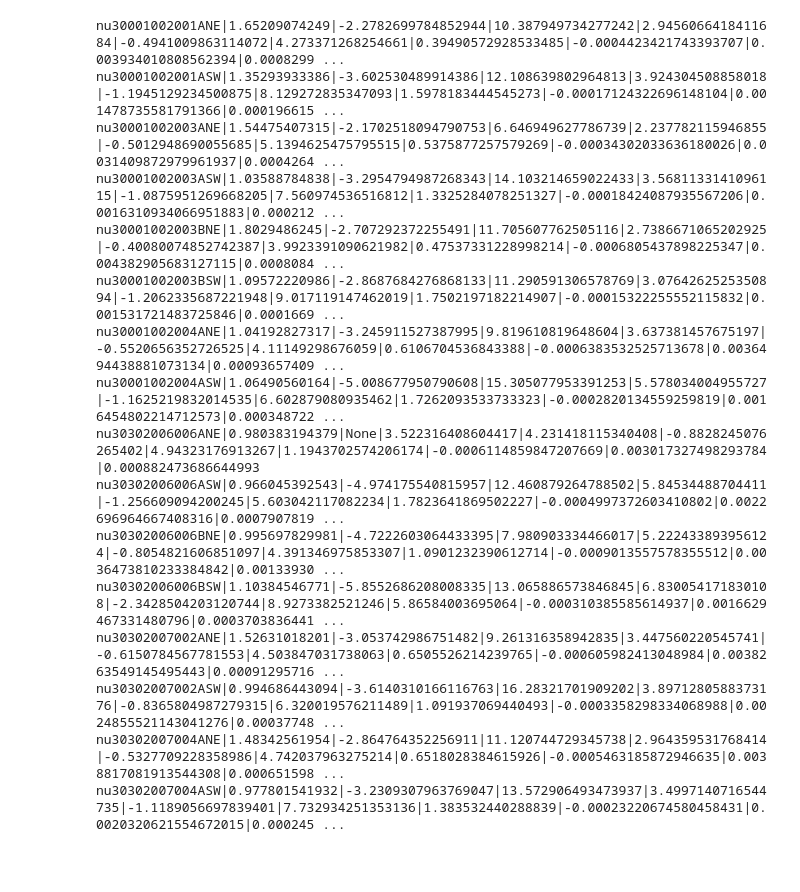
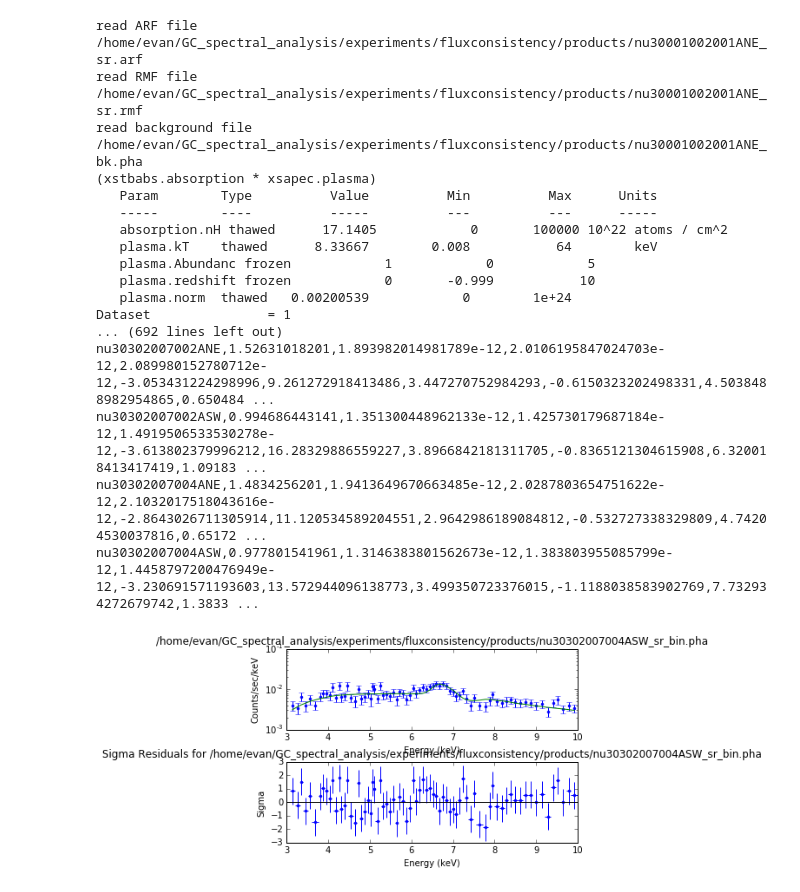
Before and after one commit to evantey14/nustar, a Jupyter notebook: experiments/fluxconsistency/individual_observation_analysis.ipynb, the cells around one changed output. Saved outputs shown, nothing was run; the diff lists cells and outputs as text; code cells hidden in the pictures; blank space fills up the shorter version.

Commit message:
Conduct flux analysis

```diff
--- a/experiments/fluxconsistency/individual_observation_analysis.ipynb
+++ b/experiments/fluxconsistency/individual_observation_analysis.ipynb
@@ -20,18 +17,18 @@ observations = ['30001002001', '30001002003', '30001002004', '30302006004', '303
 regions = ['NE', 'SW']
 modules = ['A', 'B']
 # %%
-# run spectral analysis
+# simple low energy spectral analysis
 
-# Note that this code was written in smaller parts,
+# Note that all of this code was initally written in smaller parts
 # but has been cleaned up and recombined for ease of understanding.
-# Your code will look less polished as you are figuring out how to analyze it,
+# Your code will look less polished as you are figuring out how to conduct an analysis,
 # but it's good practice to reorganize your code when the analysis is complete.
+output = []
 for observation, module, region in list(itertools.product(observations, modules, regions)):
     stem = 'nu' + observation + module + region
 
     # load data
     phafile = config.PRODUCT_PATH + '/' + stem + '_sr_bin.pha'
-
     if not os.path.isfile(phafile): continue
 
     shp.load_pha(phafile) # load pha
@@ -39,48 +36,57 @@ for observation, module, region in list(itertools.product(observations, modules,
     shp.ignore(':3.0,10.0:') # ignore  **-3.0 10.0-**
 
     # set up model
-    shp.reset() # reset parameter values from past iterations
-    shp.set_source(shp.xstbabs.absorption*shp.xsapec.plasma) # set model to tbasbs*apec with default values
+    shp.set_source(shp.xstbabs.absorption*shp.xsapec.plasma) # set model to tbasbs*apec
     # (for more info see http://cxc.cfa.harvard.edu/sherpa/ahelp/xstbabs.html
     # and http://cxc.cfa.harvard.edu/sherpa/ahelp/xsapec.html)
+    shp.reset() # reset parameter values from past iterations
+    print(shp.get_source())
 
     # fit
     shp.fit() # fit model
     fit = shp.get_fit_results()
 
-    shp.conf() # calculate parameter confidence
+    shp.conf() # calculate parameter confidence intervals
     conf = shp.get_conf_results()
 
-    # plot fit
-    #shp.plot('fit', 'delchi')
-    #shp.plot_fit()
+    # calculate flux 90% CI from model
+    # Note this works slightly differently from XSPEC but looks like it gives similar results to cflux
+    try:
+        flux = shp.sample_flux(lo=3, hi=10, num=500, confidence=90, correlated=True)
+    except: # catch flux calculation failure
+        flux = [[None, None, None]]
 
     # print output
     # relevant values are collected then printed with a delimiter
     # data can then be copied and pasted into a spreadsheet for further analysis
-    # this can also be rewritten to store data in some data structure for further analysis here
-    output = [stem]
-    output.append(fit.rstat)
+    # this can also be rewritten to store data in some data structure for further analysis here in python
+    output.append([stem])
+    output[-1].append(fit.rstat)
+    output[-1].append(flux[0][2]) # flux min
+    output[-1].append(flux[0][0]) # flux val
+    output[-1].append(flux[0][1]) # flux max
     for i in range(len(conf.parvals)):
-        output.append(conf.parmins[i])
-        output.append(conf.parvals[i])
-        output.append(conf.parmaxes[i])
+        output[-1].append(conf.parmins[i])
+        output[-1].append(conf.parvals[i])
+        output[-1].append(conf.parmaxes[i])
 
-    print('|'.join(str(i) for i in output))
+for line in output:
+    print(','.join(str(i) for i in line))
 # %% [output]
-nu30001002001ANE|1.65209074249|-2.2782699784852944|10.387949734277242|2.9456066418411684|-0.4941009863114072|4.273371268254661|0.39490572928533485|-0.0004423421743393707|0.003934010808562394|0.0008299 ...
-nu30001002001ASW|1.35293933386|-3.602530489914386|12.108639802964813|3.924304508858018|-1.1945129234500875|8.129272835347093|1.5978183444545273|-0.00017124322696148104|0.001478735581791366|0.000196615 ...
-nu30001002003ANE|1.54475407315|-2.1702518094790753|6.646949627786739|2.237782115946855|-0.5012948690055685|5.1394625475795515|0.5375877257579269|-0.00034302033636180026|0.0031409872979961937|0.0004264 ...
-nu30001002003ASW|1.03588784838|-3.2954794987268343|14.103214659022433|3.5681133141096115|-1.0875951269668205|7.560974536516812|1.3325284078251327|-0.00018424087935567206|0.0016310934066951883|0.000212 ...
-nu30001002003BNE|1.8029486245|-2.707292372255491|11.705607762505116|2.7386671065202925|-0.40080074852742387|3.9923391090621982|0.47537331228998214|-0.0006805437898225347|0.004382905683127115|0.0008084 ...
-nu30001002003BSW|1.09572220986|-2.8687684276868133|11.290591306578769|3.0764262525350894|-1.2062335687221948|9.017119147462019|1.7502197182214907|-0.00015322255552115832|0.001531721483725846|0.0001669 ...
-nu30001002004ANE|1.04192827317|-3.245911527387995|9.819610819648604|3.637381457675197|-0.5520656352726525|4.11149298676059|0.6106704536843388|-0.0006383532525713678|0.0036494438881073134|0.00093657409 ...
-nu30001002004ASW|1.06490560164|-5.008677950790608|15.305077953391253|5.578034004955727|-1.1625219832014535|6.602879080935462|1.7262093533733323|-0.0002820134559259819|0.0016454802214712573|0.000348722 ...
-nu30302006006ANE|0.980383194379|None|3.522316408604417|4.231418115340408|-0.8828245076265402|4.94323176913267|1.1943702574206174|-0.0006114859847207669|0.003017327498293784|0.000882473686644993
-nu30302006006ASW|0.966045392543|-4.974175540815957|12.460879264788502|5.84534488704411|-1.256609094200245|5.603042117082234|1.7823641869502227|-0.0004997372603410802|0.0022696964667408316|0.0007907819 ...
-nu30302006006BNE|0.995697829981|-4.7222603064433395|7.980903334466017|5.222433893956124|-0.8054821606851097|4.391346975853307|1.0901232390612714|-0.0009013557578355512|0.0036473810233384842|0.00133930 ...
-nu30302006006BSW|1.10384546771|-5.8552686208008335|13.065886573846845|6.830054171830108|-2.3428504203120744|8.9273382521246|5.86584003695064|-0.000310385585614937|0.0016629467331480796|0.0003703836441 ...
-nu30302007002ANE|1.52631018201|-3.053742986751482|9.261316358942835|3.447560220545741|-0.6150784567781553|4.503847031738063|0.6505526214239765|-0.000605982413048984|0.0038263549145495443|0.00091295716 ...
-nu30302007002ASW|0.994686443094|-3.6140310166116763|16.28321701909202|3.8971280588373176|-0.8365804987279315|6.320019576211489|1.091937069440493|-0.0003358298334068988|0.0024855521143041276|0.00037748 ...
-nu30302007004ANE|1.48342561954|-2.864764352256911|11.120744729345738|2.964359531768414|-0.5327709228358986|4.742037963275214|0.6518028384615926|-0.0005463185872946635|0.0038817081913544308|0.000651598 ...
-nu30302007004ASW|0.977801541932|-3.2309307963769047|13.572906493473937|3.4997140716544735|-1.1189056697839401|7.732934251353136|1.383532440288839|-0.00023220674580458431|0.0020320621554672015|0.000245 ...
+read ARF file /home/evan/GC_spectral_analysis/experiments/fluxconsistency/products/nu30001002001ANE_sr.arf
+read RMF file /home/evan/GC_spectral_analysis/experiments/fluxconsistency/products/nu30001002001ANE_sr.rmf
+read background file /home/evan/GC_spectral_analysis/experiments/fluxconsistency/products/nu30001002001ANE_bk.pha
+(xstbabs.absorption * xsapec.plasma)
+   Param        Type          Value          Min          Max      Units
+   -----        ----          -----          ---          ---      -----
+   absorption.nH thawed      17.1405            0       100000 10^22 atoms / cm^2
+   plasma.kT    thawed      8.33667        0.008           64        keV
+   plasma.Abundanc frozen            1            0            5
+   plasma.redshift frozen            0       -0.999           10
+   plasma.norm  thawed   0.00200539            0        1e+24
+Dataset               = 1
+... (692 lines left out)
+nu30302007002ANE,1.52631018201,1.893982014981789e-12,2.0106195847024703e-12,2.089980152780712e-12,-3.053431224298996,9.261272918413486,3.447270752984293,-0.6150323202498331,4.5038488982954865,0.650484 ...
+nu30302007002ASW,0.994686443141,1.351300448962133e-12,1.425730179687184e-12,1.4919506533530278e-12,-3.613802379996212,16.28329886559227,3.8966842181311705,-0.8365121304615908,6.320018413417419,1.09183 ...
+nu30302007004ANE,1.4834256201,1.9413649670663485e-12,2.0287803654751622e-12,2.1032017518043616e-12,-2.8643026711305914,11.120534589204551,2.9642986189084812,-0.532727338329809,4.74204530037816,0.65172 ...
+nu30302007004ASW,0.977801541961,1.3146383801562673e-12,1.383803955085799e-12,1.4458797200476949e-12,-3.230691571193603,13.572944096138773,3.499350723376015,-1.1188038583902769,7.732934272679742,1.3833 ...
@@ -88,0 +93,4 @@ nu30302007004ASW|0.977801541932|-3.2309307963769047|13.572906493473937|3.4997140
+# %%
+shp.plot('fit', 'delchi')
+# %% [output]
+[figure, added]
```
Also changed, not shown: parts of 3 cells of this notebook.
